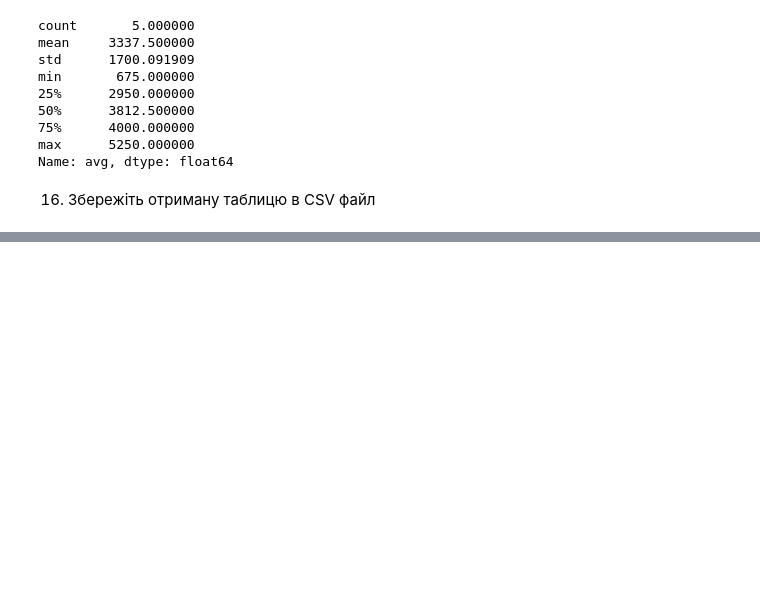
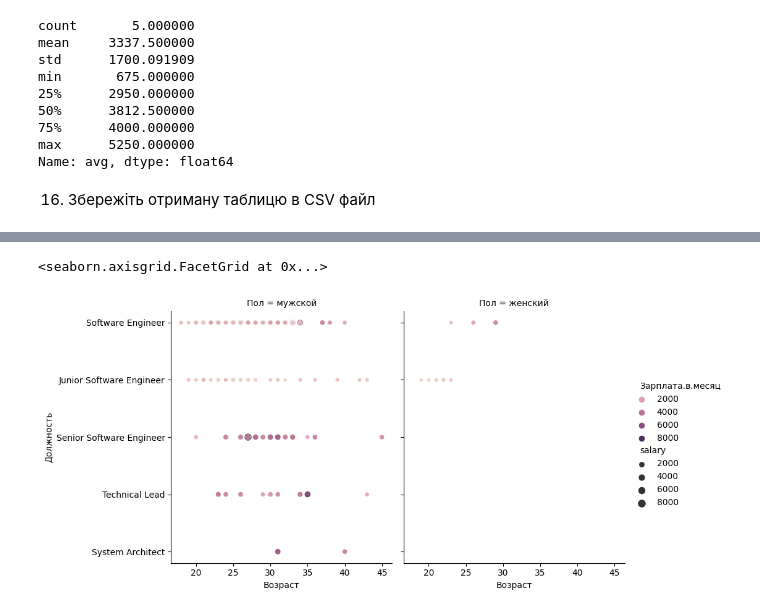
Before and after one commit to Serhii-Kravchenko-2022/Home_work_Data_Science8, a Jupyter notebook: HW2_2.ipynb, the cells around one changed output, grey strips where cells are left out. Cells and saved outputs as stored; diff of their text form; code cells hidden in the pictures; blank space fills up the shorter version.

```diff
--- a/HW2_2.ipynb
+++ b/HW2_2.ipynb
@@ -238,0 +259,7 @@ salary_agg.to_csv('/DataScience8/MyDrive/DataScience8/salary_agg.csv', index=Fal
+# %%
+import matplotlib.pyplot as plt
+
+sns.relplot(data=python_data, x='Возраст', y='Должность', kind='scatter', col='Пол', hue='Зарплата.в.месяц', size='salary')
+# %% [output]
+<seaborn.axisgrid.FacetGrid at 0x...>
+[figure, added]
```
Also changed, not shown: parts of 4 cells of this notebook.
